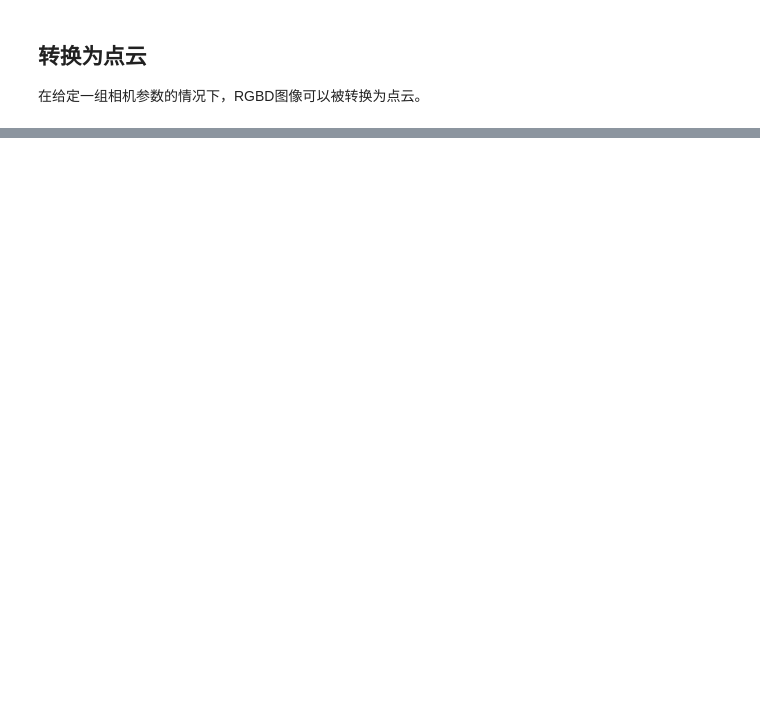
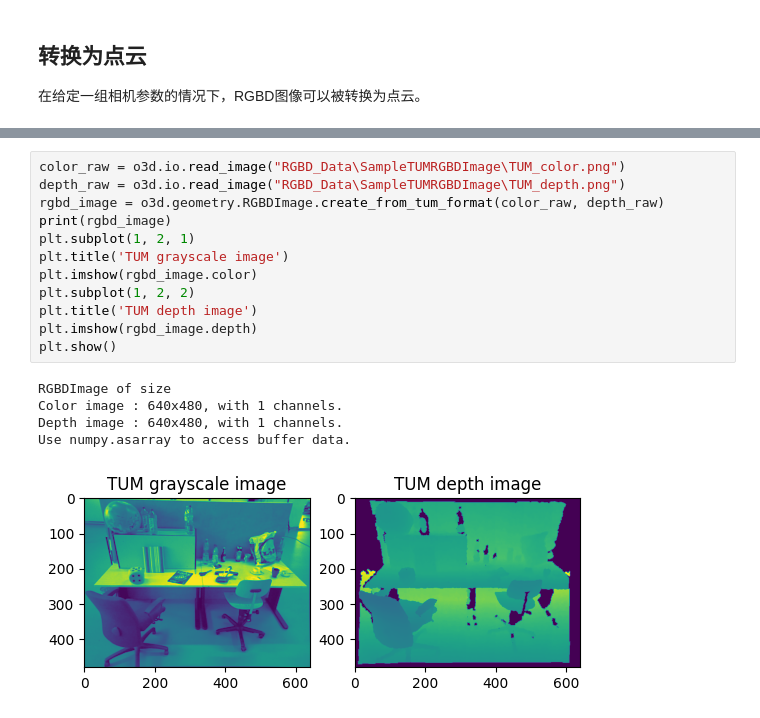
Before and after one commit to Ykiiii/3D_PointCloud_tutorial, a Jupyter notebook: Open3dTutorial_basics.ipynb, the cells around one changed output, grey strips where cells are left out. Saved outputs shown, nothing was run; the diff lists cells and outputs as text; blank space fills up the shorter version.

```diff
--- a/Open3dTutorial_basics.ipynb
+++ b/Open3dTutorial_basics.ipynb
@@ -574,0 +638,18 @@ Use numpy.asarray to access buffer data.
+# %%
+color_raw = o3d.io.read_image("RGBD_Data\SampleTUMRGBDImage\TUM_color.png")
+depth_raw = o3d.io.read_image("RGBD_Data\SampleTUMRGBDImage\TUM_depth.png")
+rgbd_image = o3d.geometry.RGBDImage.create_from_tum_format(color_raw, depth_raw)
+print(rgbd_image)
+plt.subplot(1, 2, 1)
+plt.title('TUM grayscale image')
+plt.imshow(rgbd_image.color)
+plt.subplot(1, 2, 2)
+plt.title('TUM depth image')
+plt.imshow(rgbd_image.depth)
+plt.show()
+# %% [output]
+RGBDImage of size
+Color image : 640x480, with 1 channels.
+Depth image : 640x480, with 1 channels.
+Use numpy.asarray to access buffer data.
+[figure, added]
```
Also changed, not shown: parts of 21 cells of this notebook, 22 other files.
